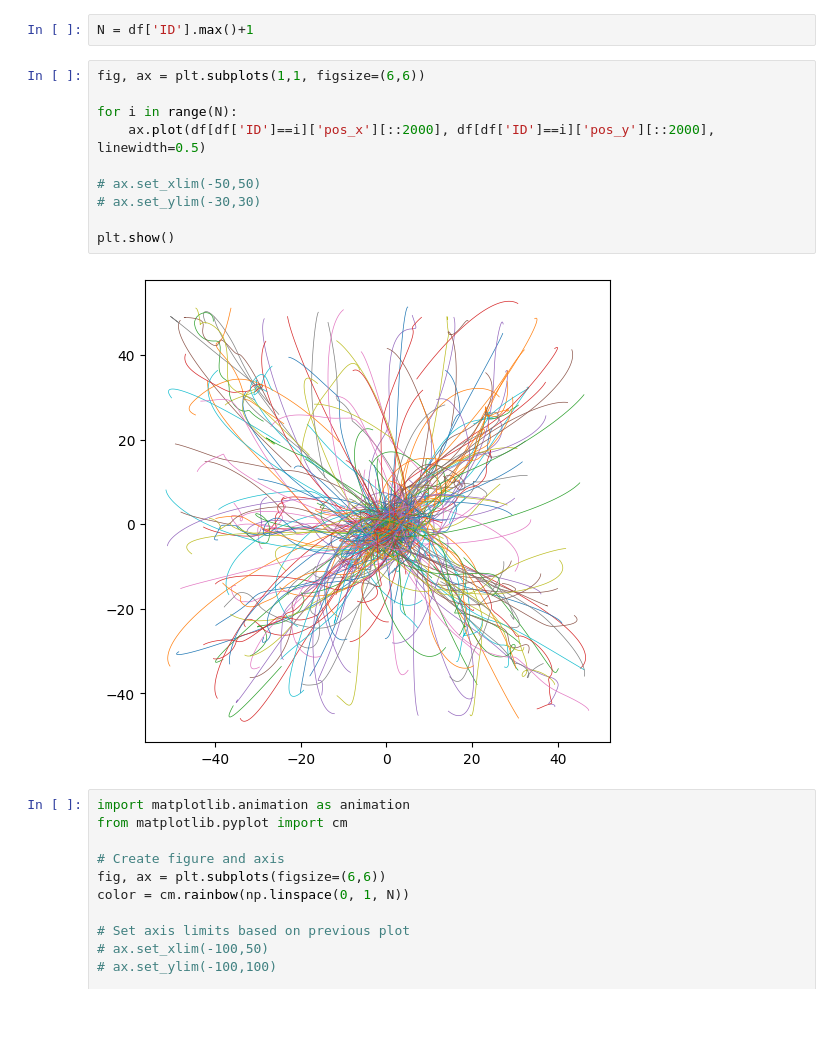
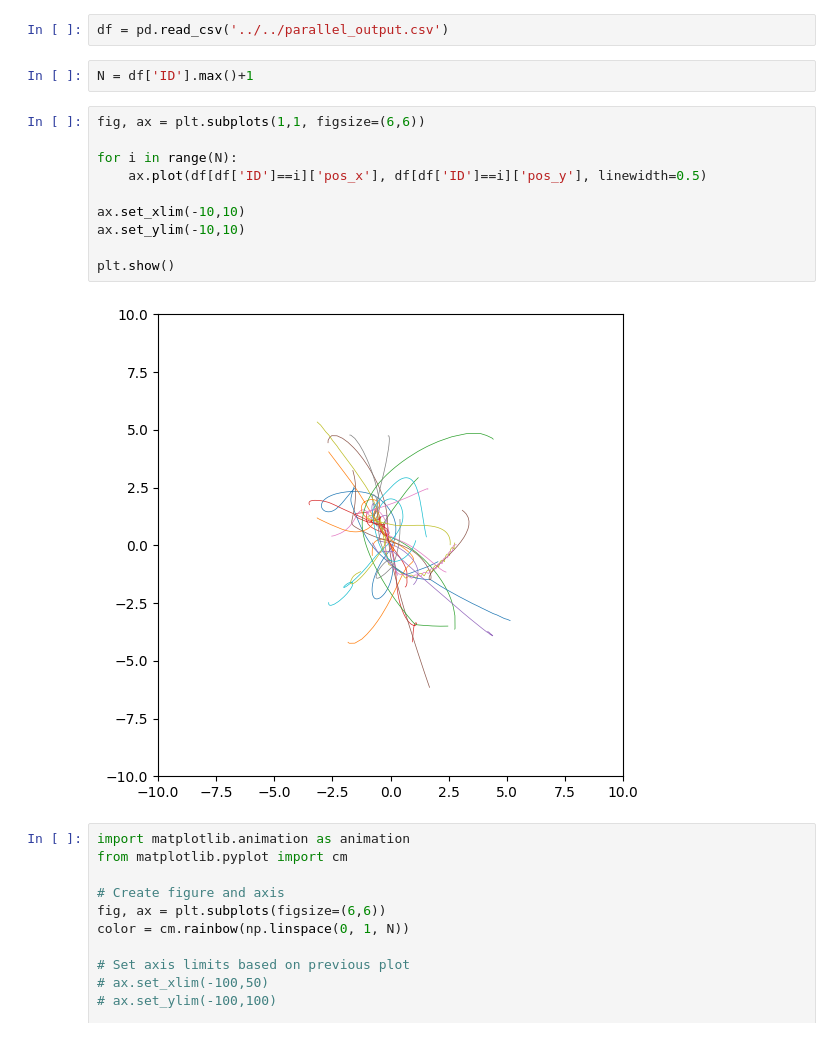
Before and after one commit to Berto70/nbody_cuda, a Jupyter notebook: plot/test.ipynb, the cells around one changed output. Cells and saved outputs as stored; diff of their text form.

```diff
--- a/plot/test.ipynb
+++ b/plot/test.ipynb
@@ -28,17 +17,19 @@ df
+# %%
+df = pd.read_csv('../../parallel_output.csv')
 # %%
 N = df['ID'].max()+1
 # %%
 fig, ax = plt.subplots(1,1, figsize=(6,6))
 
 for i in range(N):
-    ax.plot(df[df['ID']==i]['pos_x'][::2000], df[df['ID']==i]['pos_y'][::2000], linewidth=0.5)
+    ax.plot(df[df['ID']==i]['pos_x'], df[df['ID']==i]['pos_y'], linewidth=0.5)
 
-# ax.set_xlim(-50,50)
-# ax.set_ylim(-30,30)
+ax.set_xlim(-10,10)
+ax.set_ylim(-10,10)
 
 plt.show()
 # %% [output]
-[figure, old version]
+[figure, new version]
 # %%
 import matplotlib.animation as animation
 from matplotlib.pyplot import cm
```
Also changed, not shown: parts of 5 cells of this notebook.
